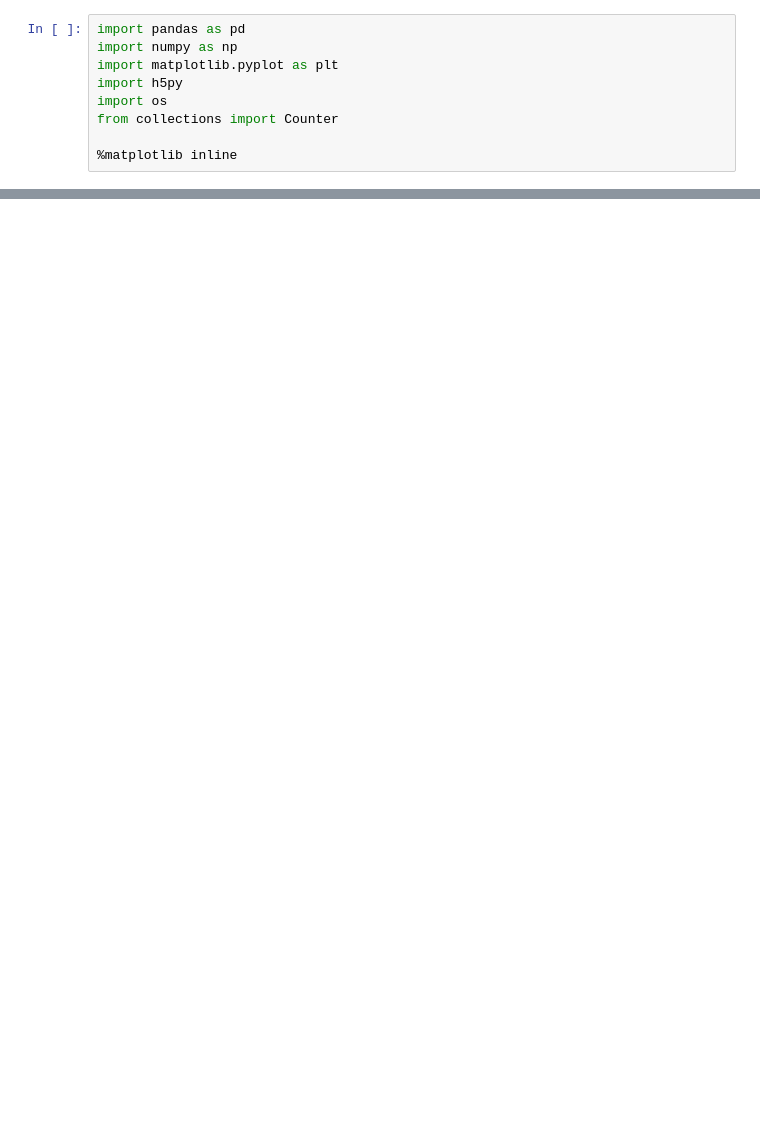
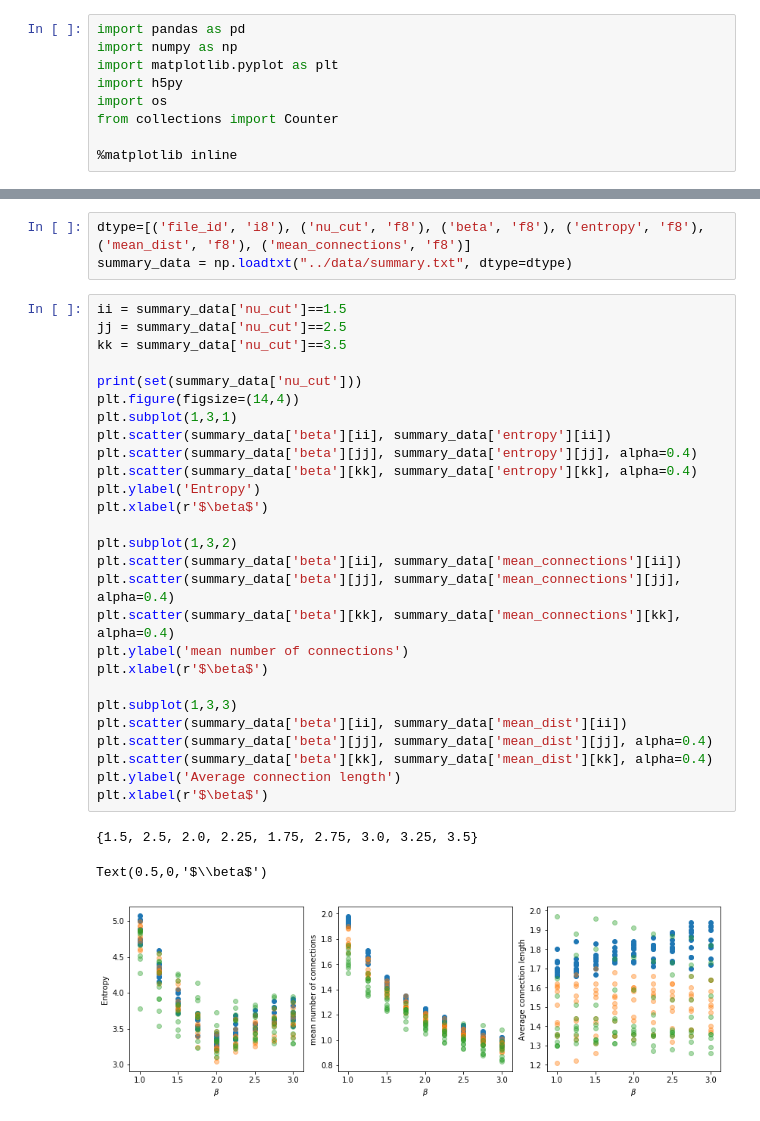
Before and after one commit to forero/SkeletonLensing, a Jupyter notebook: code/entropy.ipynb, the cells around one changed output, grey strips where cells are left out. Drawn from its saved outputs; the diff is of its cells as text; blank space fills up the shorter version.

Commit message:
plots

```diff
--- a/code/entropy.ipynb
+++ b/code/entropy.ipynb
@@ -94,0 +140,34 @@ np.log10(4) / np.log10(2)
+# %%
+dtype=[('file_id', 'i8'), ('nu_cut', 'f8'), ('beta', 'f8'), ('entropy', 'f8'), ('mean_dist', 'f8'), ('mean_connections', 'f8')]
+summary_data = np.loadtxt("../data/summary.txt", dtype=dtype)
+# %%
+ii = summary_data['nu_cut']==1.5
+jj = summary_data['nu_cut']==2.5
+kk = summary_data['nu_cut']==3.5
+
+print(set(summary_data['nu_cut']))
+plt.figure(figsize=(14,4))
+plt.subplot(1,3,1)
+plt.scatter(summary_data['beta'][ii], summary_data['entropy'][ii])
+plt.scatter(summary_data['beta'][jj], summary_data['entropy'][jj], alpha=0.4)
+plt.scatter(summary_data['beta'][kk], summary_data['entropy'][kk], alpha=0.4)
+plt.ylabel('Entropy')
+plt.xlabel(r'$\beta$')
+
+plt.subplot(1,3,2)
+plt.scatter(summary_data['beta'][ii], summary_data['mean_connections'][ii])
+plt.scatter(summary_data['beta'][jj], summary_data['mean_connections'][jj], alpha=0.4)
+plt.scatter(summary_data['beta'][kk], summary_data['mean_connections'][kk], alpha=0.4)
+plt.ylabel('mean number of connections')
+plt.xlabel(r'$\beta$')
+
+plt.subplot(1,3,3)
+plt.scatter(summary_data['beta'][ii], summary_data['mean_dist'][ii])
+plt.scatter(summary_data['beta'][jj], summary_data['mean_dist'][jj], alpha=0.4)
+plt.scatter(summary_data['beta'][kk], summary_data['mean_dist'][kk], alpha=0.4)
+plt.ylabel('Average connection length')
+plt.xlabel(r'$\beta$')
+# %% [output]
+{1.5, 2.5, 2.0, 2.25, 1.75, 2.75, 3.0, 3.25, 3.5}
+Text(0.5,0,'$\\beta$')
+[figure, added]
```
Also changed, not shown: parts of 7 cells of this notebook.
